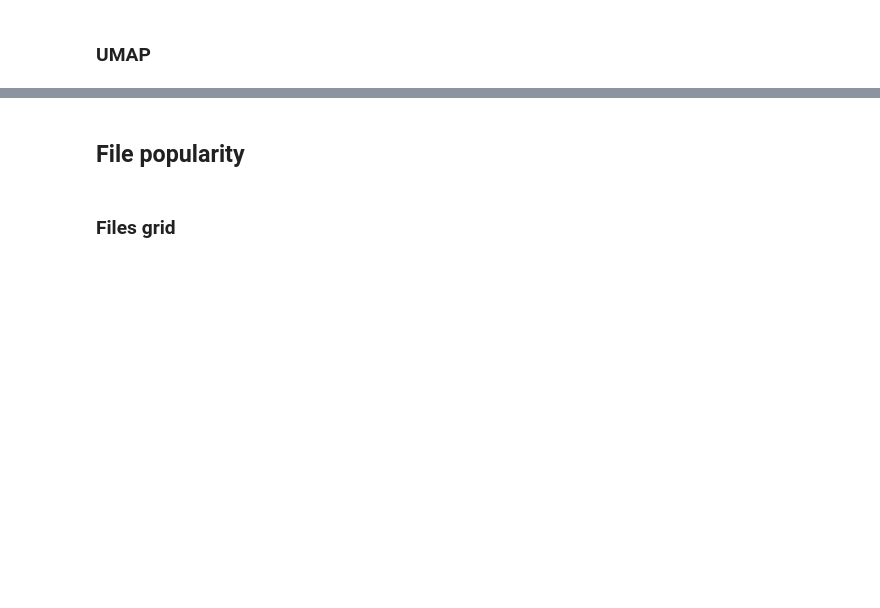
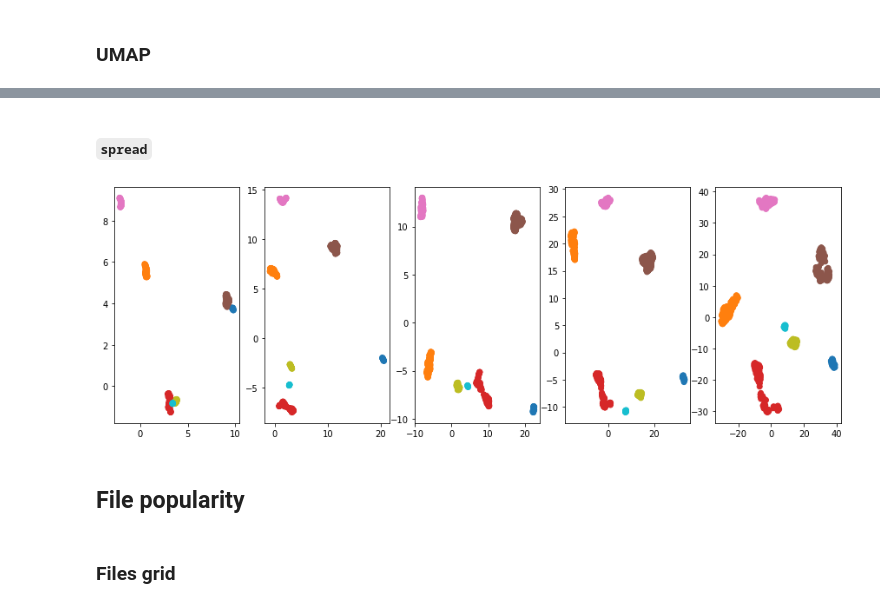
Before and after one commit to Corgam/LEO-CDN, a Jupyter notebook: misc/workload/workload_embedding.ipynb, the cells around one changed output, grey strips where cells are left out. Drawn from its saved outputs; the diff is of its cells as text; code cells hidden in the pictures; blank space fills up the shorter version.

```diff
--- a/misc/workload/workload_embedding.ipynb
+++ b/misc/workload/workload_embedding.ipynb
@@ -154,2 +186,16 @@ ax.scatter(x=X_transformed_umap[:,0], y=X_transformed_umap[:,1], c=c)
+# %% [markdown]
+#### `spread`
+# %%
+spreads = [0.1, 0.5, 1, 2, 5]
+
+fig, axes = plt.subplots(ncols=len(spreads), figsize=(15, 5))
+
+for ax, spread in zip(axes, spreads):
+    reducer_sp = umap.UMAP(spread=spread, n_neighbors=100)
+    X_transformed_umap_min_sp = reducer_sp.fit_transform(X)
+
+    ax.scatter(x=X_transformed_umap_min_sp[:,0], y=X_transformed_umap_min_sp[:,1], c=c)
+# %% [output]
+[figure, added]
 # %% [markdown]
 ## File popularity
```
Also changed, not shown: parts of 37 cells of this notebook, 1 other file.
